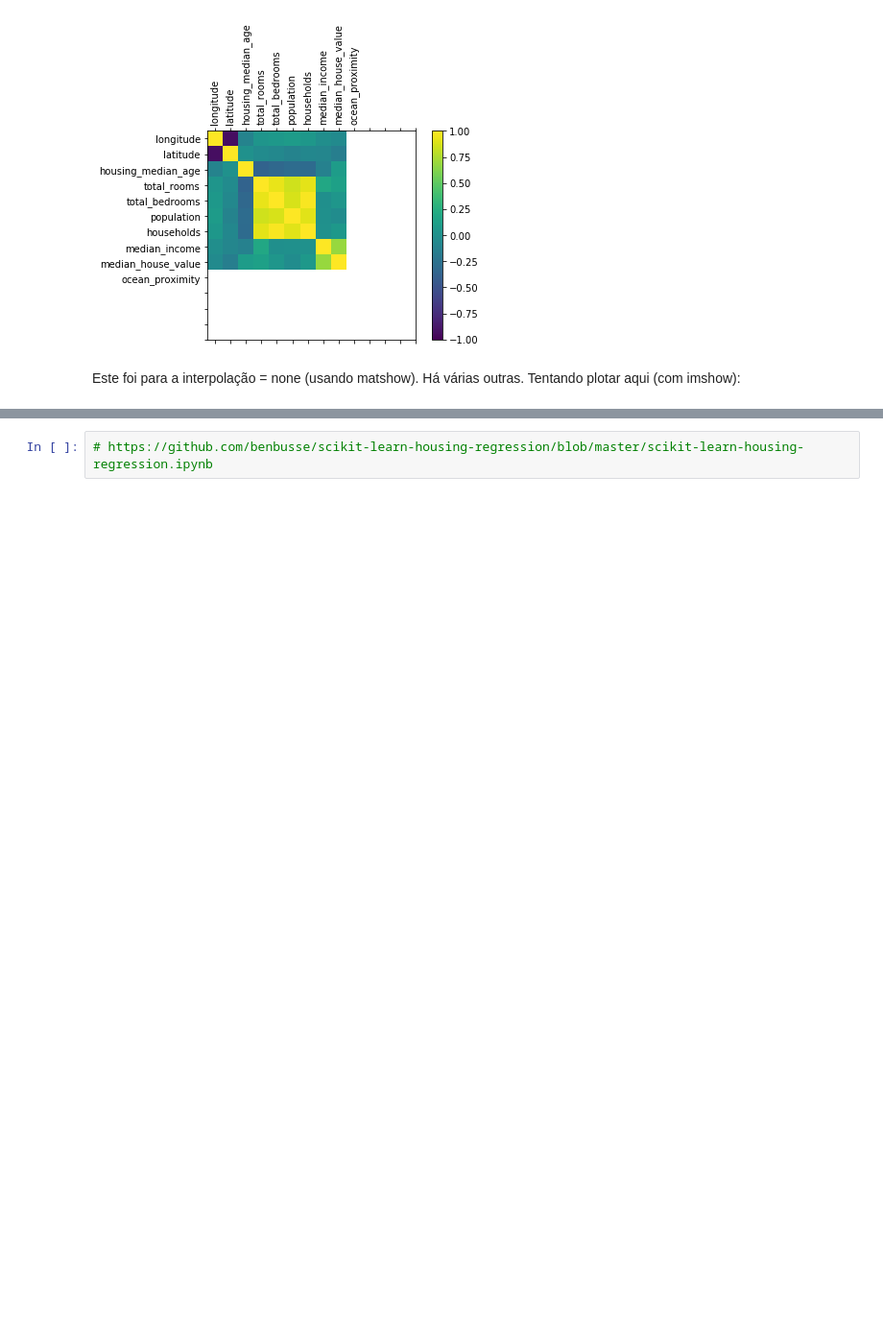
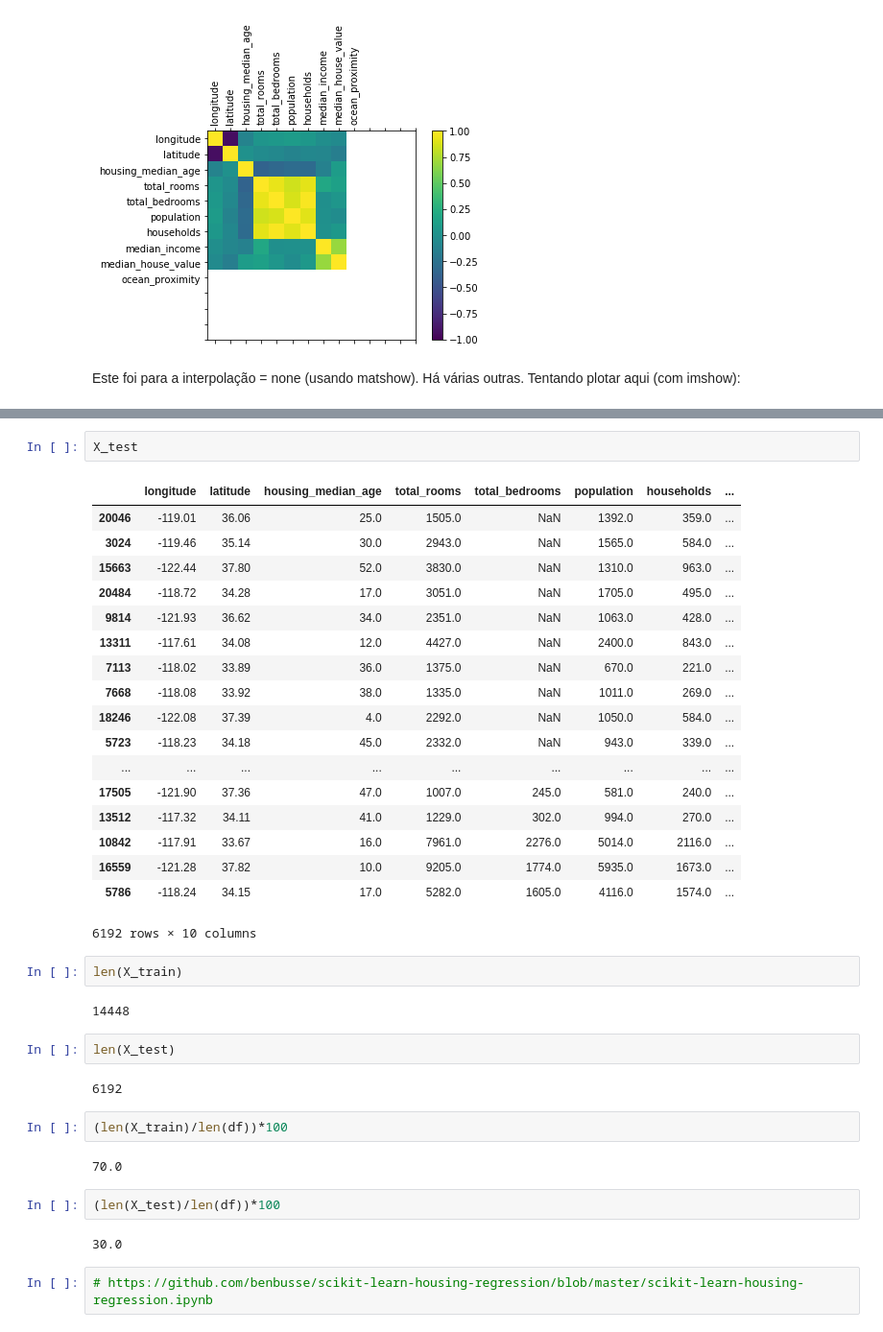
Before and after one commit to marcelomiky/python_code, a Jupyter notebook: scikit-learn/tcc/california-housing-prices.ipynb, the cells around one changed output, grey strips where cells are left out. Shown at 96% size. Drawn from its saved outputs; the diff is of its cells as text; blank space fills up the shorter version.

```diff
--- a/scikit-learn/tcc/california-housing-prices.ipynb
+++ b/scikit-learn/tcc/california-housing-prices.ipynb
@@ -434,3 +528,40 @@ AttributeError: Unknown property subplot_kw
+# %%
+X_test
+# %% [output]
+|  | longitude | latitude | housing_median_age | total_rooms | total_bedrooms | population | households | ... |
+| 20046 | -119.01 | 36.06 | 25.0 | 1505.0 | NaN | 1392.0 | 359.0 | ... |
+| 3024 | -119.46 | 35.14 | 30.0 | 2943.0 | NaN | 1565.0 | 584.0 | ... |
+| 15663 | -122.44 | 37.80 | 52.0 | 3830.0 | NaN | 1310.0 | 963.0 | ... |
+| 20484 | -118.72 | 34.28 | 17.0 | 3051.0 | NaN | 1705.0 | 495.0 | ... |
+| 9814 | -121.93 | 36.62 | 34.0 | 2351.0 | NaN | 1063.0 | 428.0 | ... |
+| 13311 | -117.61 | 34.08 | 12.0 | 4427.0 | NaN | 2400.0 | 843.0 | ... |
+| 7113 | -118.02 | 33.89 | 36.0 | 1375.0 | NaN | 670.0 | 221.0 | ... |
+| 7668 | -118.08 | 33.92 | 38.0 | 1335.0 | NaN | 1011.0 | 269.0 | ... |
+| 18246 | -122.08 | 37.39 | 4.0 | 2292.0 | NaN | 1050.0 | 584.0 | ... |
+| 5723 | -118.23 | 34.18 | 45.0 | 2332.0 | NaN | 943.0 | 339.0 | ... |
+| ... | ... | ... | ... | ... | ... | ... | ... | ... |
+| 17505 | -121.90 | 37.36 | 47.0 | 1007.0 | 245.0 | 581.0 | 240.0 | ... |
+| 13512 | -117.32 | 34.11 | 41.0 | 1229.0 | 302.0 | 994.0 | 270.0 | ... |
+| 10842 | -117.91 | 33.67 | 16.0 | 7961.0 | 2276.0 | 5014.0 | 2116.0 | ... |
+| 16559 | -121.28 | 37.82 | 10.0 | 9205.0 | 1774.0 | 5935.0 | 1673.0 | ... |
+| 5786 | -118.24 | 34.15 | 17.0 | 5282.0 | 1605.0 | 4116.0 | 1574.0 | ... |
+6192 rows × 10 columns
+# %%
+len(X_train)
+# %% [output]
+14448
+# %%
+len(X_test)
+# %% [output]
+6192
+# %%
+(len(X_train)/len(df))*100
+# %% [output]
+70.0
+# %%
+(len(X_test)/len(df))*100
+# %% [output]
+30.0
 # %%
 # https://github.com/benbusse/scikit-learn-housing-regression/blob/master/scikit-learn-housing-regression.ipynb
 # %%
```
Also changed, not shown: parts of 22 cells of this notebook.
